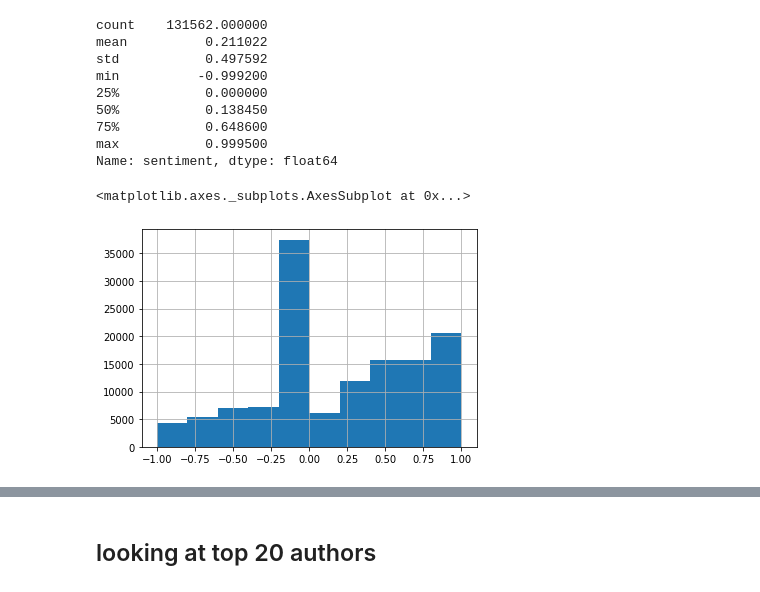
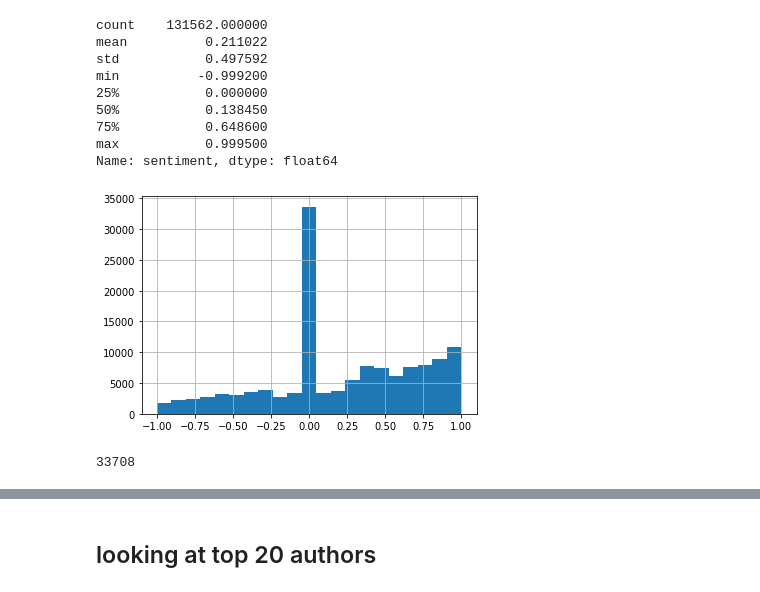
Before and after one commit to StuMaitland/reddit_scraper, a Jupyter notebook: Reddit data exploration.ipynb, the cells around one changed output, grey strips where cells are left out. Drawn from its saved outputs; the diff is of its cells as text; code cells hidden in the pictures.

```diff
--- a/Reddit data exploration.ipynb
+++ b/Reddit data exploration.ipynb
@@ -30,7 +31,6 @@ min          -0.999200
 max           0.999500
 Name: sentiment, dtype: float64
 # %%
-rdt['sentiment'].hist()
+rdt['sentiment'].hist(bins=21);
 # %% [output]
-<matplotlib.axes._subplots.AxesSubplot at 0x...>
-[figure, old version]
+[figure, new version]
@@ -36,0 +45,4 @@ rdt['sentiment'].hist()
+# %%
+neutral.shape[0]
+# %% [output]
+33708
```
Also changed, not shown: parts of 26 cells of this notebook.
